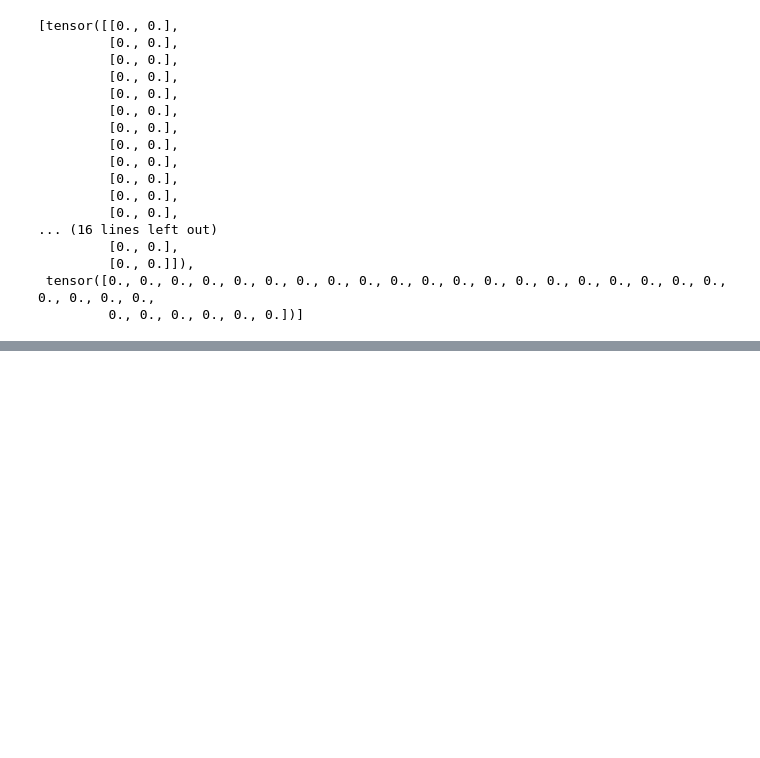
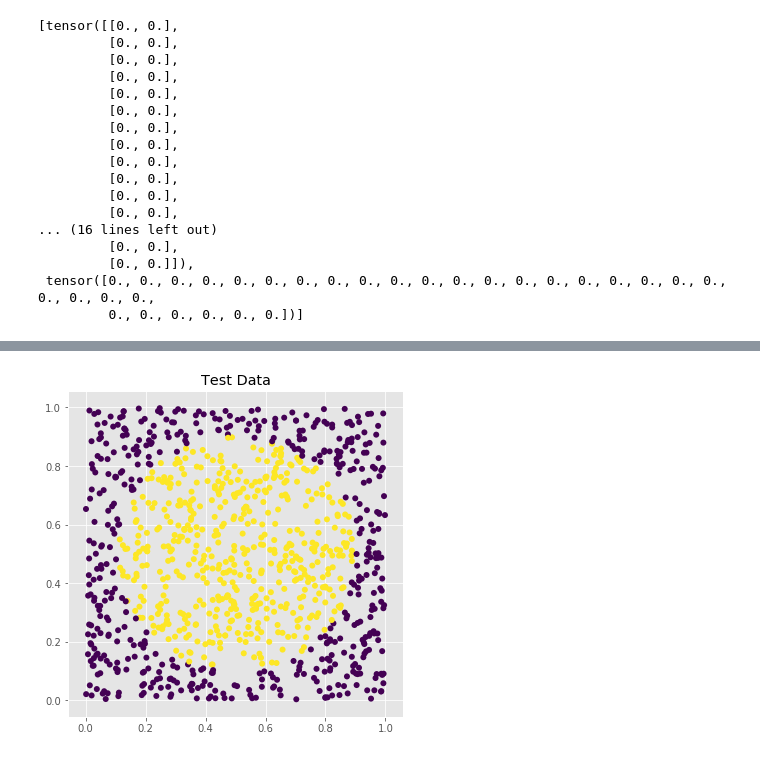
Before and after one commit to Davit98/Mini-Deep-Learning-Framework, a Jupyter notebook: Mini DL Framework.ipynb, the cells around one changed output, grey strips where cells are left out. Cells and saved outputs as stored; diff of their text form; code cells hidden in the pictures; blank space fills up the shorter version.

```diff
--- a/Mini DL Framework.ipynb
+++ b/Mini DL Framework.ipynb
@@ -180,0 +327,7 @@ class Tanh(Module):
+# %%
+plt.figure(figsize=(6,6))
+plt.scatter(X_test[:,0],X_test[:,1],c=Y_test, edgecolors='none')
+plt.title('Test Data')
+plt.show()
+# %% [output]
+[figure, added]
```
Also changed, not shown: parts of 25 cells of this notebook.
